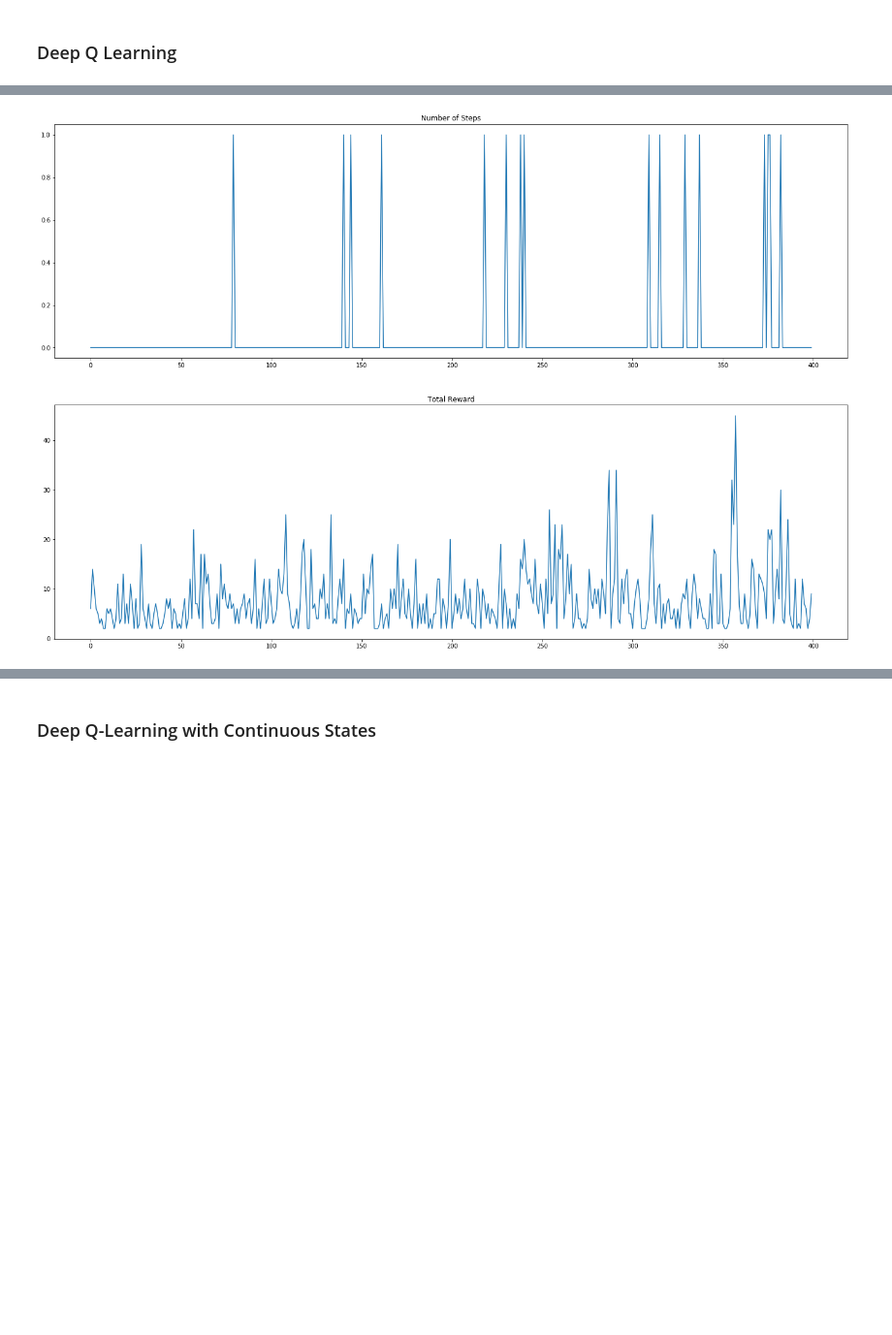
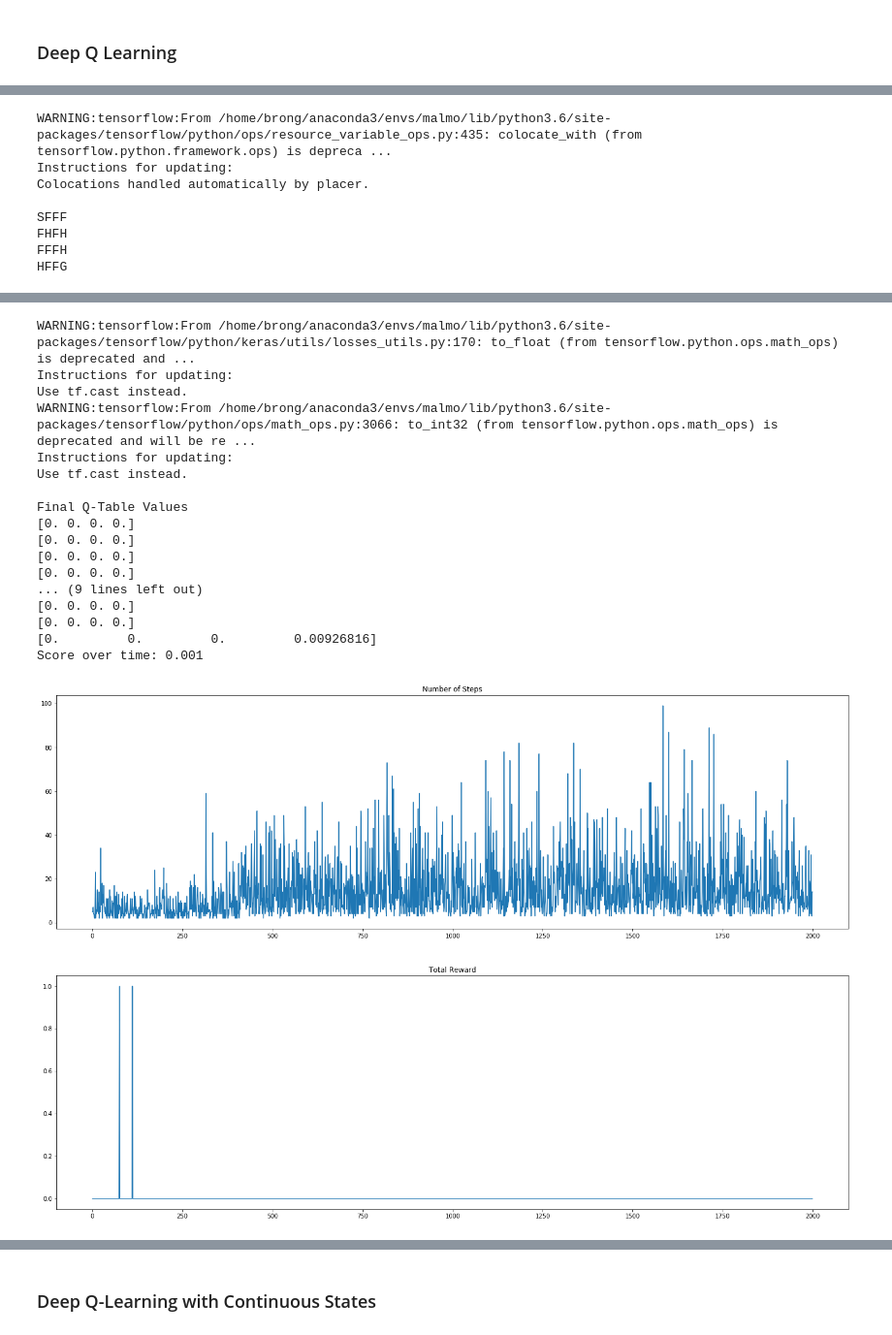
Before and after one commit to pooyakhosravi/SpartaCraft, a Jupyter notebook: Q_Learning.ipynb, the cells around one changed output, grey strips where cells are left out. Shown at 97% size. Saved outputs shown, nothing was run; the diff lists cells and outputs as text; code cells hidden in the pictures; blank space fills up the shorter version.

```diff
--- a/Q_Learning.ipynb
+++ b/Q_Learning.ipynb
@@ -67,4 +70,22 @@ Percent of succesful episodes: 4.75%
-# %%
-Utils.graph_results(j_list, r_list)
-# %% [output]
-[figure, removed]
+# %%
+env = gym.make('FrozenLake-v0')
+QTable = Agent.QNetwork(env)
+deep_agent = Agent.QLearning(env, QTable)
+deep_agent.env.render()
+j_list, r_list = deep_agent.train(2000)
+
+print("Final Q-Table Values")
+deep_agent.render()
+
+result = sum(r_list)/len(r_list)
+print(f"Score over time: {result}")
+Utils.graph_results(j_list, r_list)
+# %% [output]
+WARNING:tensorflow:From /home/brong/anaconda3/envs/malmo/lib/python3.6/site-packages/tensorflow/python/ops/resource_variable_ops.py:435: colocate_with (from tensorflow.python.framework.ops) is depreca ...
+Instructions for updating:
+Colocations handled automatically by placer.
+
+SFFF
+FHFH
+FFFH
+HFFG
@@ -70,0 +93,18 @@ Utils.graph_results(j_list, r_list)
+WARNING:tensorflow:From /home/brong/anaconda3/envs/malmo/lib/python3.6/site-packages/tensorflow/python/keras/utils/losses_utils.py:170: to_float (from tensorflow.python.ops.math_ops) is deprecated and ...
+Instructions for updating:
+Use tf.cast instead.
+WARNING:tensorflow:From /home/brong/anaconda3/envs/malmo/lib/python3.6/site-packages/tensorflow/python/ops/math_ops.py:3066: to_int32 (from tensorflow.python.ops.math_ops) is deprecated and will be re ...
+Instructions for updating:
+Use tf.cast instead.
+
+Final Q-Table Values
+[0. 0. 0. 0.]
+[0. 0. 0. 0.]
+[0. 0. 0. 0.]
+[0. 0. 0. 0.]
+... (9 lines left out)
+[0. 0. 0. 0.]
+[0. 0. 0. 0.]
+[0.         0.         0.         0.00926816]
+Score over time: 0.001
+[figure, added]
```
Also changed, not shown: parts of 10 cells of this notebook, 1 other file.
